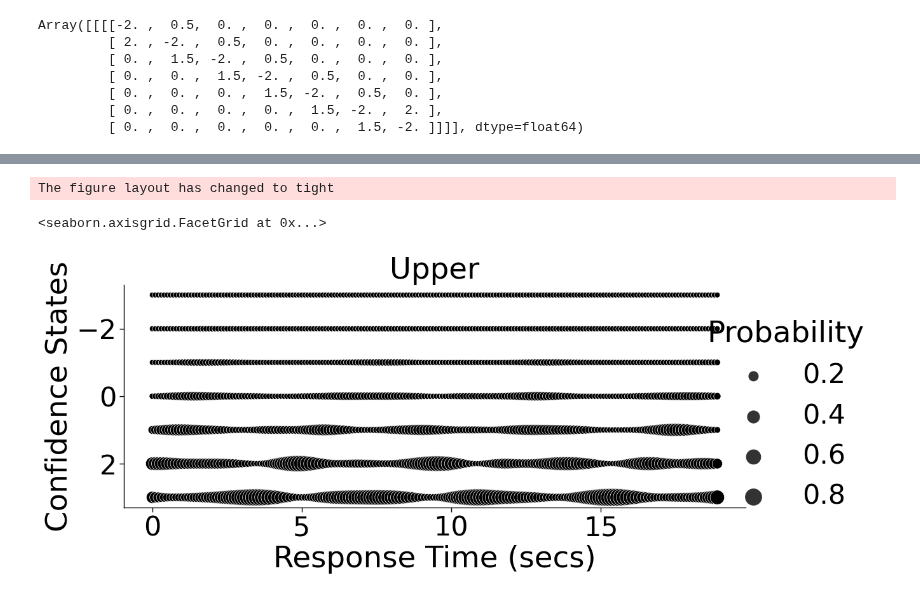
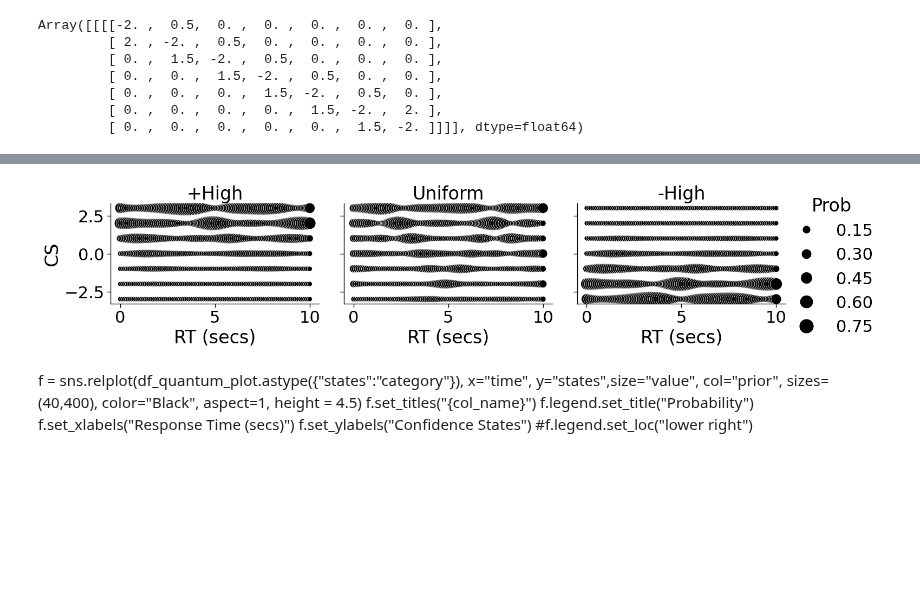
Before and after one commit to rkmalaiya/stochastic_cognitive_dynamics, a Jupyter notebook: poc/Diffusion_vs_Quantum.ipynb, the cells around one changed output, grey strips where cells are left out. Cells and saved outputs as stored; diff of their text form; code cells hidden in the pictures; blank space fills up the shorter version.

```diff
--- a/poc/Diffusion_vs_Quantum.ipynb
+++ b/poc/Diffusion_vs_Quantum.ipynb
@@ -220,21 +192,32 @@ The figure layout has changed to tight
+# %%
+with sns.plotting_context(font_scale=2.5):
+    f = sns.relplot(df_quantum_plot
+                    .query("time <= 10")
+                    ,
+    x="time", y="states",size="value", col="prior", sizes=(40,400), color="Black", aspect=1.3, height=3.7)
+    f.set_titles("{col_name}")
+    f.legend.set_title("Prob")
+    f.set_xlabels("RT (secs)")
+    f.set_ylabels("CS")
+#f.legend.set_bbox_to_anchor((0.9,0.5))
+#f.legend.set_loc("lower right")
+#plt.tight_layout()
+# %% [output]
+[figure, added]
 # %%
 fig = px.scatter(df_quantum_plot.query("prior=='Uniform'"), x="time", y="states",size="value")
 fig.update_layout(
     scene=dict(aspectratio = dict( x=1, y=0.1 ),
     aspectmode = 'manual'),
     autosize=True)
-# %%
-f = sns.relplot(df_quantum_plot.query("prior=='Upper'").astype({"states":"category"}),
-x="time", y="states",size="value", col="prior", sizes=(40,400), color="Black", aspect=2, height = 6)
-f.set_titles("{col_name}")
-f.legend.set_title("Probability")
-f.set_xlabels("Response Time (secs)")
-f.set_ylabels("Confidence States")
-#f.legend.set_loc("lower right")
-# %% [output]
-The figure layout has changed to tight
-<seaborn.axisgrid.FacetGrid at 0x...>
-[figure, removed]
+# %% [markdown]
+f = sns.relplot(df_quantum_plot.astype({"states":"category"}),
+x="time", y="states",size="value", col="prior", sizes=(40,400), color="Black", aspect=1, height = 4.5)
+f.set_titles("{col_name}")
+f.legend.set_title("Probability")
+f.set_xlabels("Response Time (secs)")
+f.set_ylabels("Confidence States")
+#f.legend.set_loc("lower right")
 # %%
 mv = np.arange(-(n_states//2), (n_states//2)+1)
 mv
```
Also changed, not shown: parts of 15 cells of this notebook, 1 other file.
